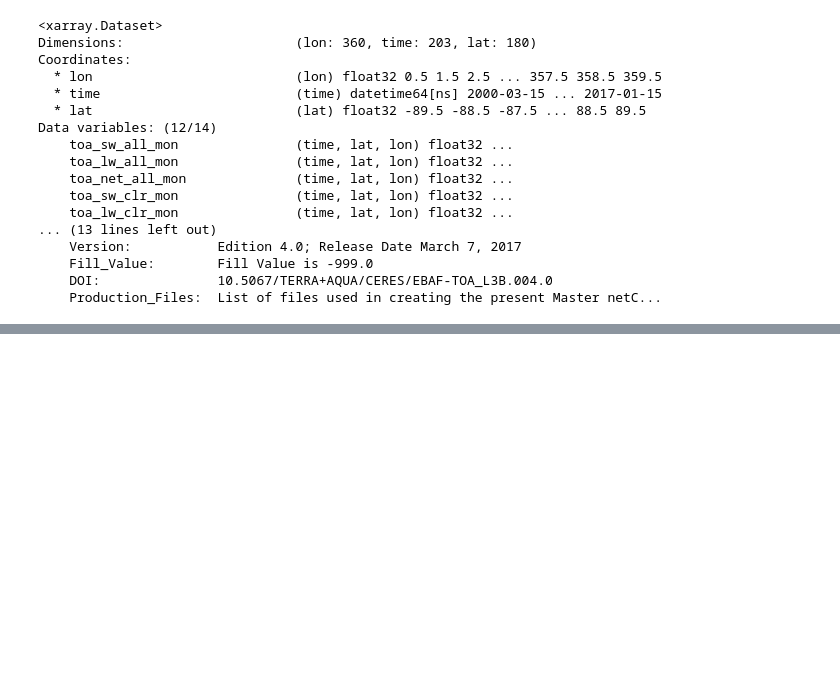
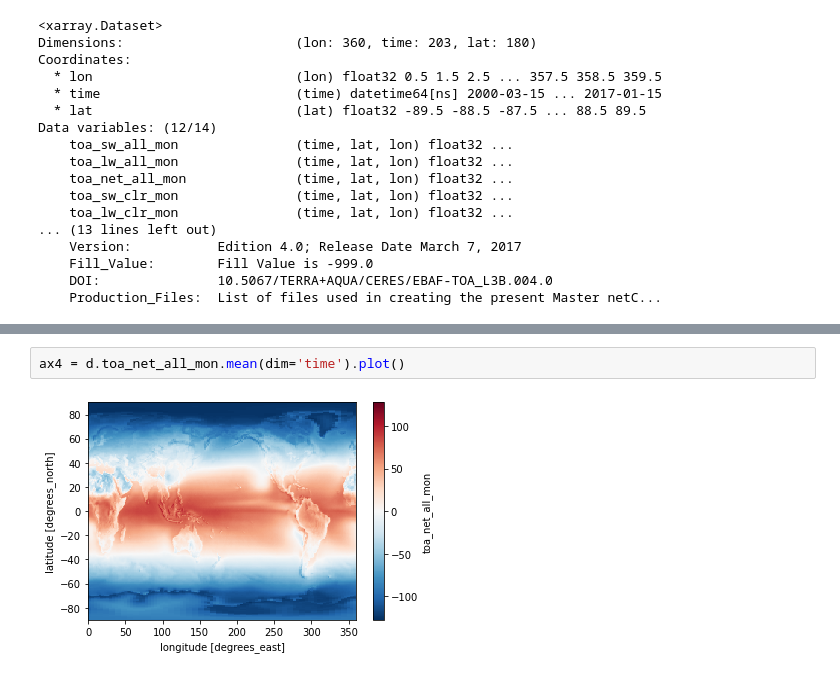
Before and after one commit to mzmzia/ese-5023, a Jupyter notebook: PS3.ipynb, the cells around one changed output, grey strips where cells are left out. Saved outputs shown, nothing was run; the diff lists cells and outputs as text; blank space fills up the shorter version.

```diff
--- a/PS3.ipynb
+++ b/PS3.ipynb
@@ -145,0 +156,4 @@ ax4 = d.toa_net_all_mon.mean(dim='time').plot()
+# %%
+ax4 = d.toa_net_all_mon.mean(dim='time').plot()
+# %% [output]
+[figure, added]
```
Also changed, not shown: parts of 4 cells of this notebook.
